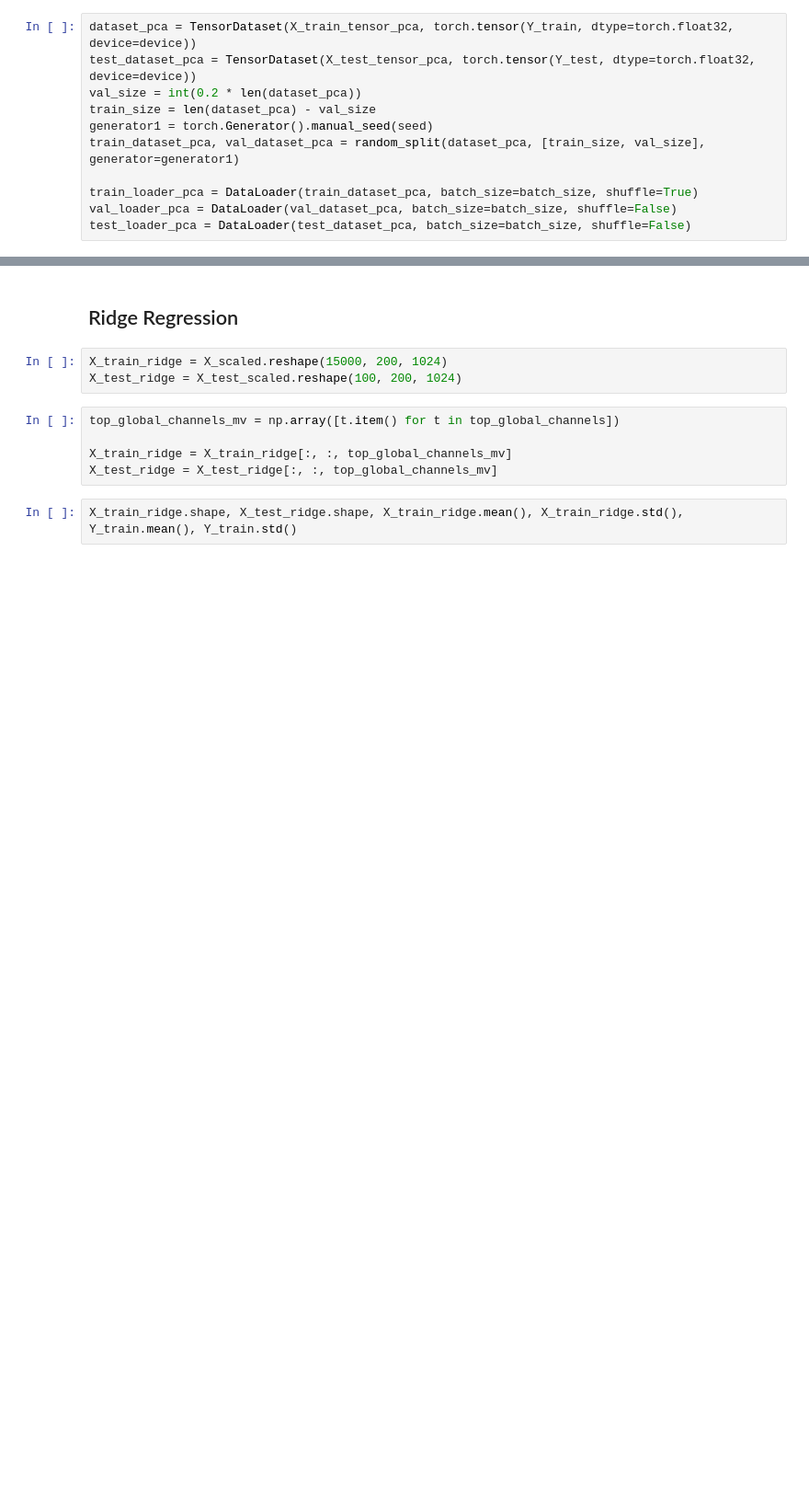
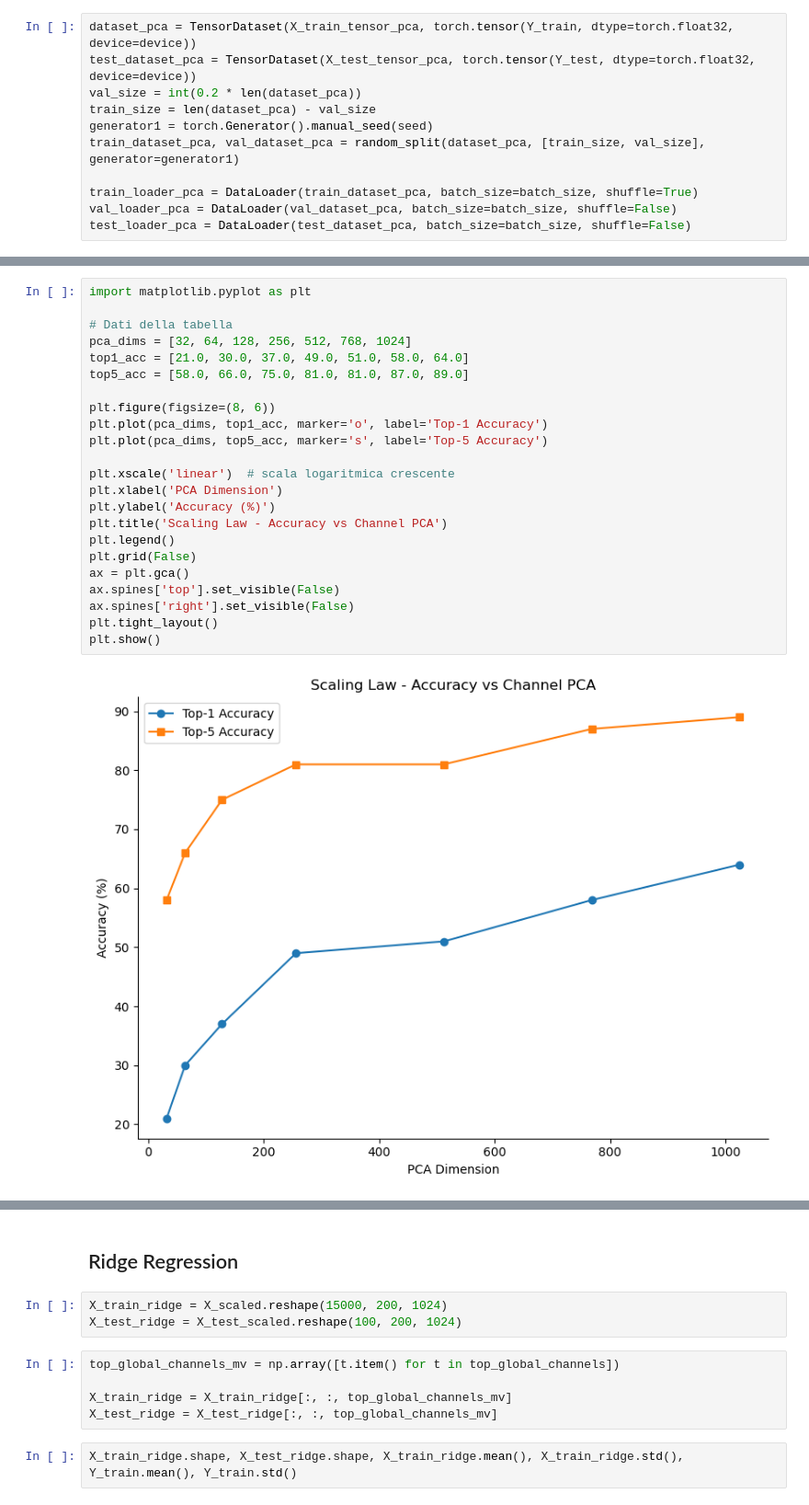
Before and after one commit to mattciff5/nlinear-monkeys, a Jupyter notebook: non_linear_monkeys.ipynb, the cells around one changed output, grey strips where cells are left out. Shown at 92% size. Saved outputs shown, nothing was run; the diff lists cells and outputs as text; blank space fills up the shorter version.

```diff
--- a/non_linear_monkeys.ipynb
+++ b/non_linear_monkeys.ipynb
@@ -889 +930,26 @@ Metric val_loss improved by 0.093 >= min_delta = 0.09. New best score: 4.749
 ... (4 outputs left out)
+# %%
+import matplotlib.pyplot as plt
+
+# Dati della tabella
+pca_dims = [32, 64, 128, 256, 512, 768, 1024]
+top1_acc = [21.0, 30.0, 37.0, 49.0, 51.0, 58.0, 64.0]
+top5_acc = [58.0, 66.0, 75.0, 81.0, 81.0, 87.0, 89.0]
+
+plt.figure(figsize=(8, 6))
+plt.plot(pca_dims, top1_acc, marker='o', label='Top-1 Accuracy')
+plt.plot(pca_dims, top5_acc, marker='s', label='Top-5 Accuracy')
+
+plt.xscale('linear')  # scala logaritmica crescente
+plt.xlabel('PCA Dimension')
+plt.ylabel('Accuracy (%)')
+plt.title('Scaling Law - Accuracy vs Channel PCA')
+plt.legend()
+plt.grid(False)
+ax = plt.gca()
+ax.spines['top'].set_visible(False)
+ax.spines['right'].set_visible(False)
+plt.tight_layout()
+plt.show()
+# %% [output]
+[figure, added]
```
Also changed, not shown: parts of 17 cells of this notebook.
